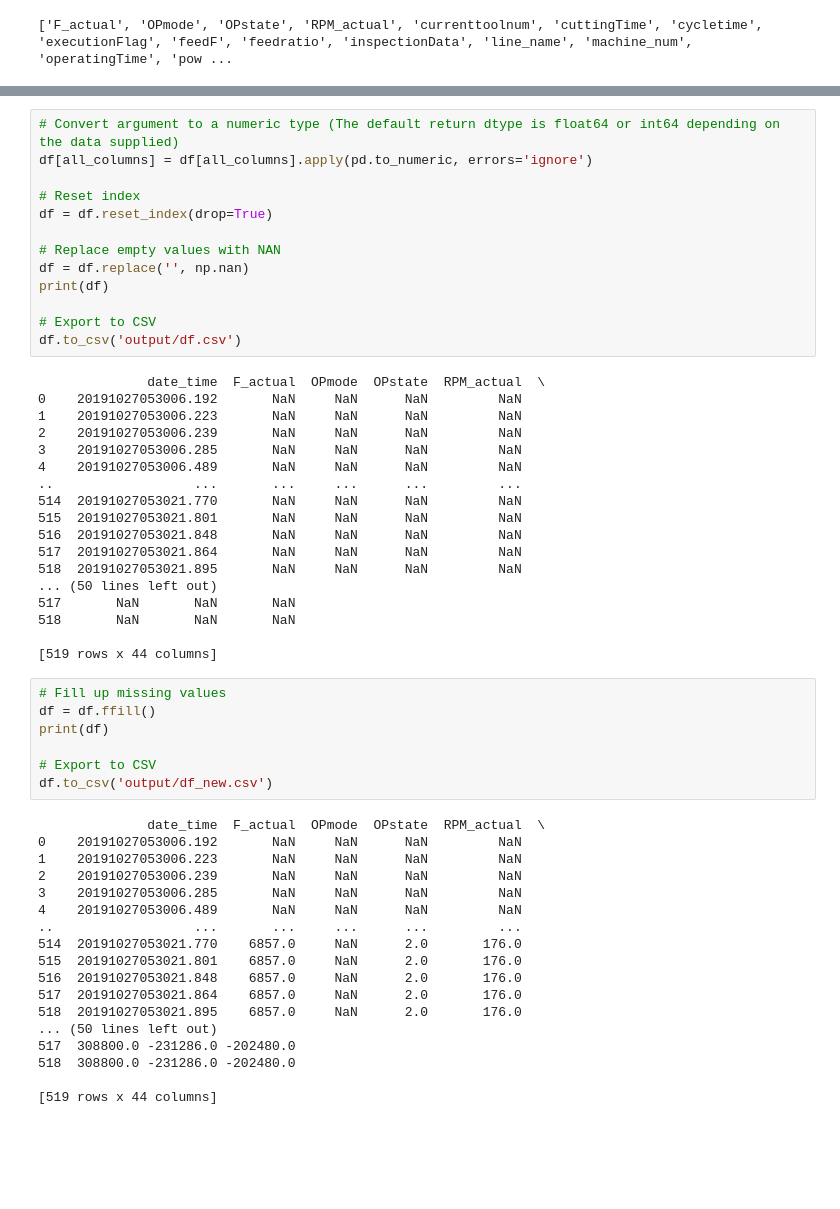
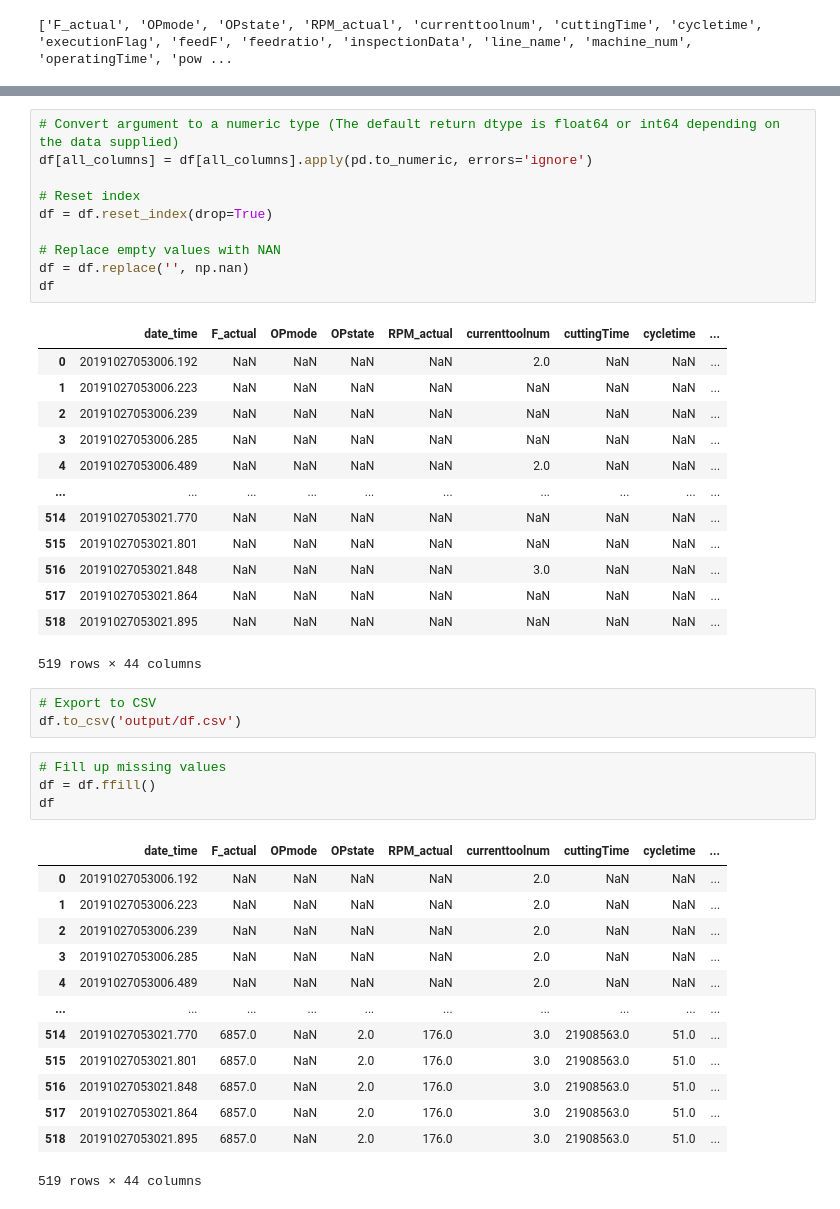
Before and after one commit to Osedea/data-cleaning-with-pandas, a Jupyter notebook: cnc_etl.ipynb, the cells around one changed output, grey strips where cells are left out. Cells and saved outputs as stored; diff of their text form; blank space fills up the shorter version.

```diff
--- a/cnc_etl.ipynb
+++ b/cnc_etl.ipynb
@@ -174,56 +176,45 @@ print(df)
 # %%
 # Convert argument to a numeric type (The default return dtype is float64 or int64 depending on the data supplied)
 df[all_columns] = df[all_columns].apply(pd.to_numeric, errors='ignore')
 
 # Reset index
 df = df.reset_index(drop=True)
 
 # Replace empty values with NAN
 df = df.replace('', np.nan)
-print(df)
-
-# Export to CSV
-df.to_csv('output/df.csv')
+df
 # %% [output]
+|  | date_time | F_actual | OPmode | OPstate | RPM_actual | currenttoolnum | cuttingTime | cycletime | ... |
+| 0 | 20191027053006.192 | NaN | NaN | NaN | NaN | 2.0 | NaN | NaN | ... |
+| 1 | 20191027053006.223 | NaN | NaN | NaN | NaN | NaN | NaN | NaN | ... |
+| 2 | 20191027053006.239 | NaN | NaN | NaN | NaN | NaN | NaN | NaN | ... |
+| 3 | 20191027053006.285 | NaN | NaN | NaN | NaN | NaN | NaN | NaN | ... |
+| 4 | 20191027053006.489 | NaN | NaN | NaN | NaN | 2.0 | NaN | NaN | ... |
+| ... | ... | ... | ... | ... | ... | ... | ... | ... | ... |
+| 514 | 20191027053021.770 | NaN | NaN | NaN | NaN | NaN | NaN | NaN | ... |
+| 515 | 20191027053021.801 | NaN | NaN | NaN | NaN | NaN | NaN | NaN | ... |
+| 516 | 20191027053021.848 | NaN | NaN | NaN | NaN | 3.0 | NaN | NaN | ... |
+| 517 | 20191027053021.864 | NaN | NaN | NaN | NaN | NaN | NaN | NaN | ... |
+| 518 | 20191027053021.895 | NaN | NaN | NaN | NaN | NaN | NaN | NaN | ... |
-              date_time  F_actual  OPmode  OPstate  RPM_actual  \
-0    20191027053006.192       NaN     NaN      NaN         NaN
-1    20191027053006.223       NaN     NaN      NaN         NaN
-2    20191027053006.239       NaN     NaN      NaN         NaN
-3    20191027053006.285       NaN     NaN      NaN         NaN
-4    20191027053006.489       NaN     NaN      NaN         NaN
-..                  ...       ...     ...      ...         ...
-514  20191027053021.770       NaN     NaN      NaN         NaN
-515  20191027053021.801       NaN     NaN      NaN         NaN
-516  20191027053021.848       NaN     NaN      NaN         NaN
-517  20191027053021.864       NaN     NaN      NaN         NaN
-518  20191027053021.895       NaN     NaN      NaN         NaN
-... (50 lines left out)
-517       NaN       NaN       NaN
-518       NaN       NaN       NaN
-
-[519 rows x 44 columns]
+519 rows × 44 columns
+# %%
+# Export to CSV
+df.to_csv('output/df.csv')
 # %%
 # Fill up missing values
 df = df.ffill()
-print(df)
-
-# Export to CSV
-df.to_csv('output/df_new.csv')
+df
 # %% [output]
+|  | date_time | F_actual | OPmode | OPstate | RPM_actual | currenttoolnum | cuttingTime | cycletime | ... |
+| 0 | 20191027053006.192 | NaN | NaN | NaN | NaN | 2.0 | NaN | NaN | ... |
+| 1 | 20191027053006.223 | NaN | NaN | NaN | NaN | 2.0 | NaN | NaN | ... |
+| 2 | 20191027053006.239 | NaN | NaN | NaN | NaN | 2.0 | NaN | NaN | ... |
+| 3 | 20191027053006.285 | NaN | NaN | NaN | NaN | 2.0 | NaN | NaN | ... |
+| 4 | 20191027053006.489 | NaN | NaN | NaN | NaN | 2.0 | NaN | NaN | ... |
+| ... | ... | ... | ... | ... | ... | ... | ... | ... | ... |
+| 514 | 20191027053021.770 | 6857.0 | NaN | 2.0 | 176.0 | 3.0 | 21908563.0 | 51.0 | ... |
+| 515 | 20191027053021.801 | 6857.0 | NaN | 2.0 | 176.0 | 3.0 | 21908563.0 | 51.0 | ... |
+| 516 | 20191027053021.848 | 6857.0 | NaN | 2.0 | 176.0 | 3.0 | 21908563.0 | 51.0 | ... |
+| 517 | 20191027053021.864 | 6857.0 | NaN | 2.0 | 176.0 | 3.0 | 21908563.0 | 51.0 | ... |
+| 518 | 20191027053021.895 | 6857.0 | NaN | 2.0 | 176.0 | 3.0 | 21908563.0 | 51.0 | ... |
-              date_time  F_actual  OPmode  OPstate  RPM_actual  \
-0    20191027053006.192       NaN     NaN      NaN         NaN
-1    20191027053006.223       NaN     NaN      NaN         NaN
-2    20191027053006.239       NaN     NaN      NaN         NaN
-3    20191027053006.285       NaN     NaN      NaN         NaN
-4    20191027053006.489       NaN     NaN      NaN         NaN
-..                  ...       ...     ...      ...         ...
-514  20191027053021.770    6857.0     NaN      2.0       176.0
-515  20191027053021.801    6857.0     NaN      2.0       176.0
-516  20191027053021.848    6857.0     NaN      2.0       176.0
-517  20191027053021.864    6857.0     NaN      2.0       176.0
-518  20191027053021.895    6857.0     NaN      2.0       176.0
-... (50 lines left out)
-517  308800.0 -231286.0 -202480.0
-518  308800.0 -231286.0 -202480.0
-
-[519 rows x 44 columns]
+519 rows × 44 columns
```
Also changed, not shown: parts of 8 cells of this notebook.
